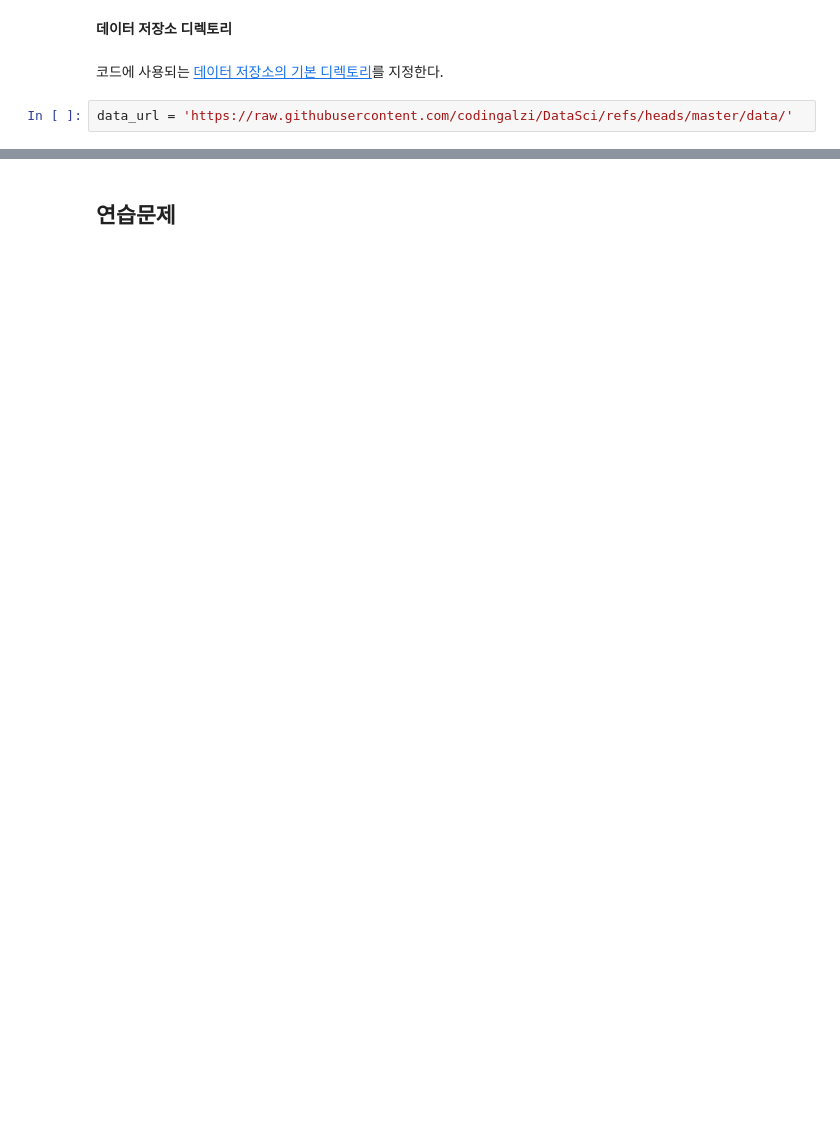
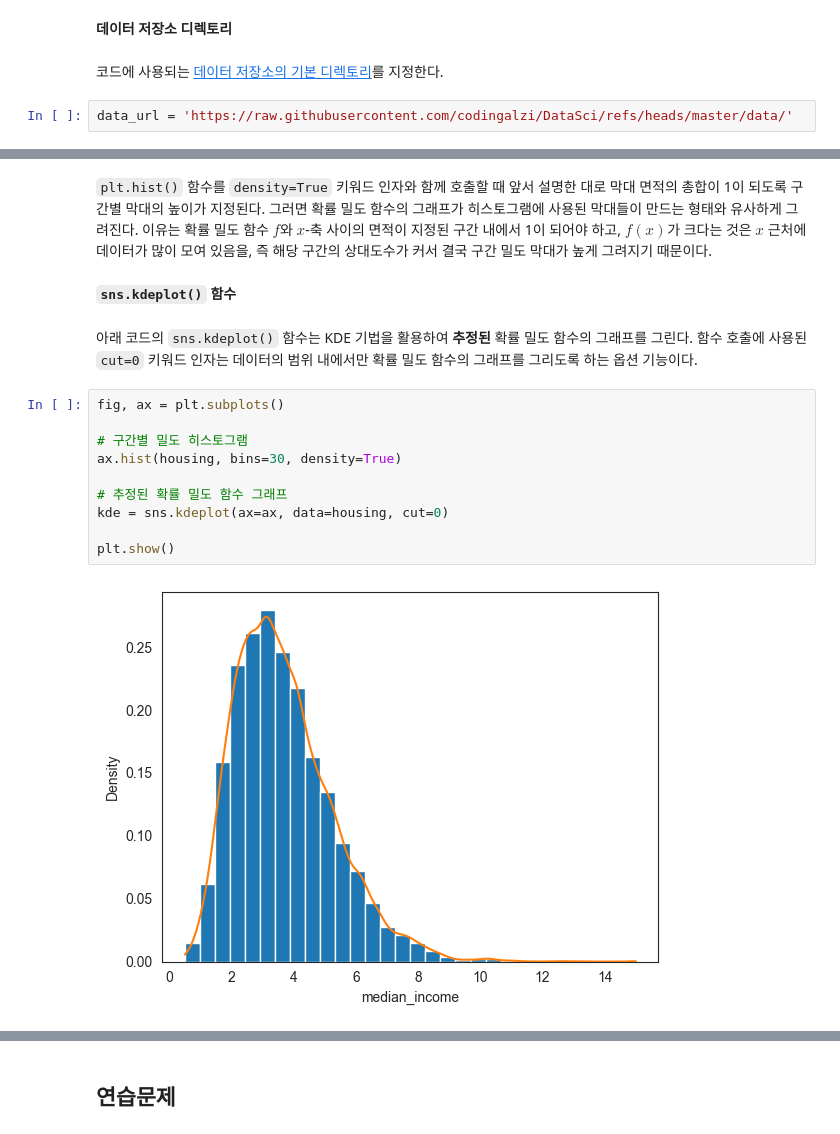
Before and after one commit to codingalzi/DataSci, a Jupyter notebook: _sources/probability_continuous.ipynb, the cells around one changed output, grey strips where cells are left out. Cells and saved outputs as stored; diff of their text form; blank space fills up the shorter version.

```diff
--- a/_sources/probability_continuous.ipynb
+++ b/_sources/probability_continuous.ipynb
@@ -222,0 +577,26 @@ housing['median_income'].mean()
+# %% [markdown]
+`plt.hist()` 함수를 `density=True` 키워드 인자와 함께 호출할 때 앞서 설명한 대로 막대 면적의
+총합이 1이 되도록 구간별 막대의 높이가 지정된다.
+그러면 확률 밀도 함수의 그래프가 히스토그램에 사용된 막대들이 만드는 형태와 유사하게 그려진다.
+이유는 확률 밀도 함수 $f$와 $x$-축 사이의 면적이 지정된 구간 내에서 1이 되어야 하고,
+$f(x)$가 크다는 것은 $x$ 근처에 데이터가 많이 모여 있음을,
+즉 해당 구간의 상대도수가 커서 결국 구간 밀도 막대가 높게 그려지기 때문이다.
+# %% [markdown]
+**`sns.kdeplot()` 함수**
+# %% [markdown]
+아래 코드의 `sns.kdeplot()` 함수는
+KDE 기법을 활용하여 **추정된** 확률 밀도 함수의 그래프를 그린다.
+함수 호출에 사용된 `cut=0` 키워드 인자는
+데이터의 범위 내에서만 확률 밀도 함수의 그래프를 그리도록 하는 옵션 기능이다.
+# %%
+fig, ax = plt.subplots()
+
+# 구간별 밀도 히스토그램
+ax.hist(housing, bins=30, density=True)
+
+# 추정된 확률 밀도 함수 그래프
+kde = sns.kdeplot(ax=ax, data=housing, cut=0)
+
+plt.show()
+# %% [output]
+[figure, added]
```
Also changed, not shown: parts of 145 cells of this notebook, 48 other files.
